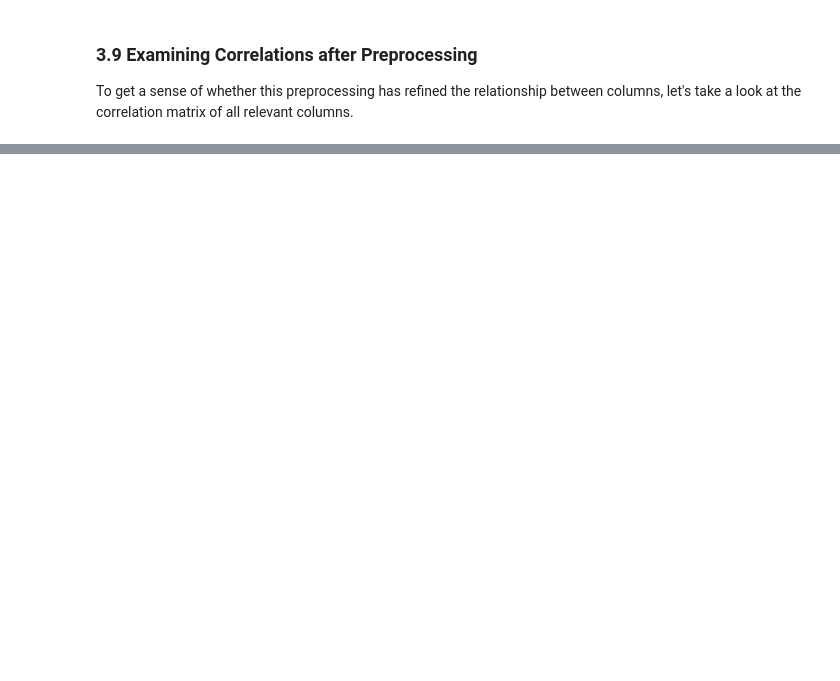
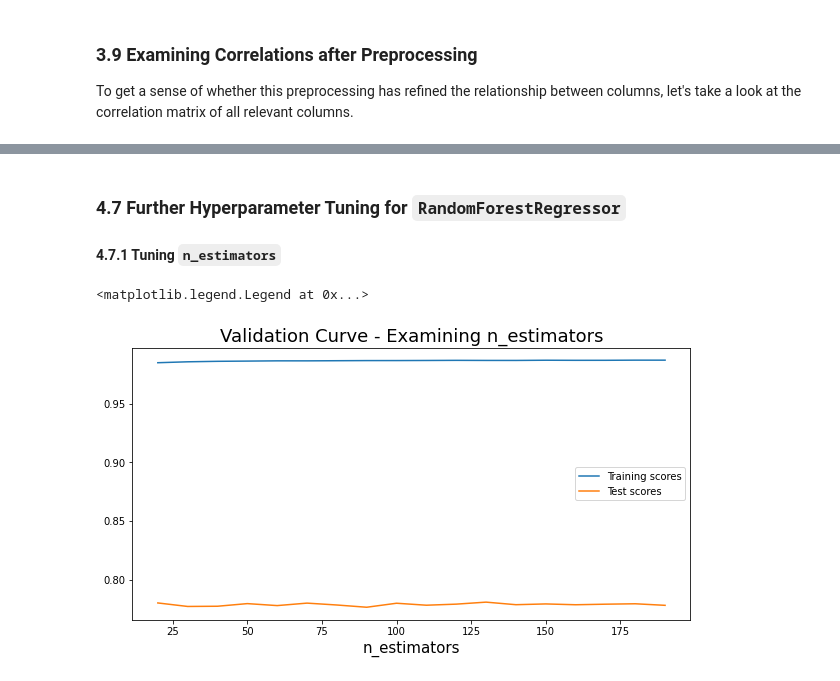
Before and after one commit to altogi/PredictingBikeSharing, a Jupyter notebook: Bike_Sharing_Group3.ipynb, the cells around one changed output, grey strips where cells are left out. Cells and saved outputs as stored; diff of their text form; code cells hidden in the pictures; blank space fills up the shorter version.

```diff
--- a/Bike_Sharing_Group3.ipynb
+++ b/Bike_Sharing_Group3.ipynb
@@ -699,0 +896,9 @@ It seems that 'Rush_Hour' has a very strong correlation with 'cnt', even eclipsi
+# %%
+clf = Pipeline([
+                ('preprocessing', preprocessing),
+                ('regressor', RandomForestRegressor())
+])
+# %%
+gs = GridSearchCV(clf, param_grid, cv=custom_cv, scoring='r2', n_jobs=-1, verbose=3)
+# %%
+gs.fit(X, np.ravel(y))
@@ -699,0 +963,16 @@ It seems that 'Rush_Hour' has a very strong correlation with 'cnt', even eclipsi
+# %% [markdown]
+### 4.7 Further Hyperparameter Tuning for `RandomForestRegressor`
+#### 4.7.1 Tuning `n_estimators`
+# %%
+n_estimators = np.arange(20, 200, 10)
+train_scores, test_scores = validation_curve(clf, X, np.ravel(y), cv=custom_cv, param_name="regressor__n_estimators", param_range=n_estimators, scoring='r2')
+# %%
+plt.figure(figsize=(10,5))
+plt.title('Validation Curve - Examining n_estimators', fontsize=18)
+plt.plot(n_estimators, train_scores, label='Training scores')
+plt.plot(n_estimators, test_scores, label='Test scores')
+plt.xlabel('n_estimators', fontsize=15)
+plt.legend()
+# %% [output]
+<matplotlib.legend.Legend at 0x...>
+[figure, added]
```
Also changed, not shown: parts of 61 cells of this notebook.
